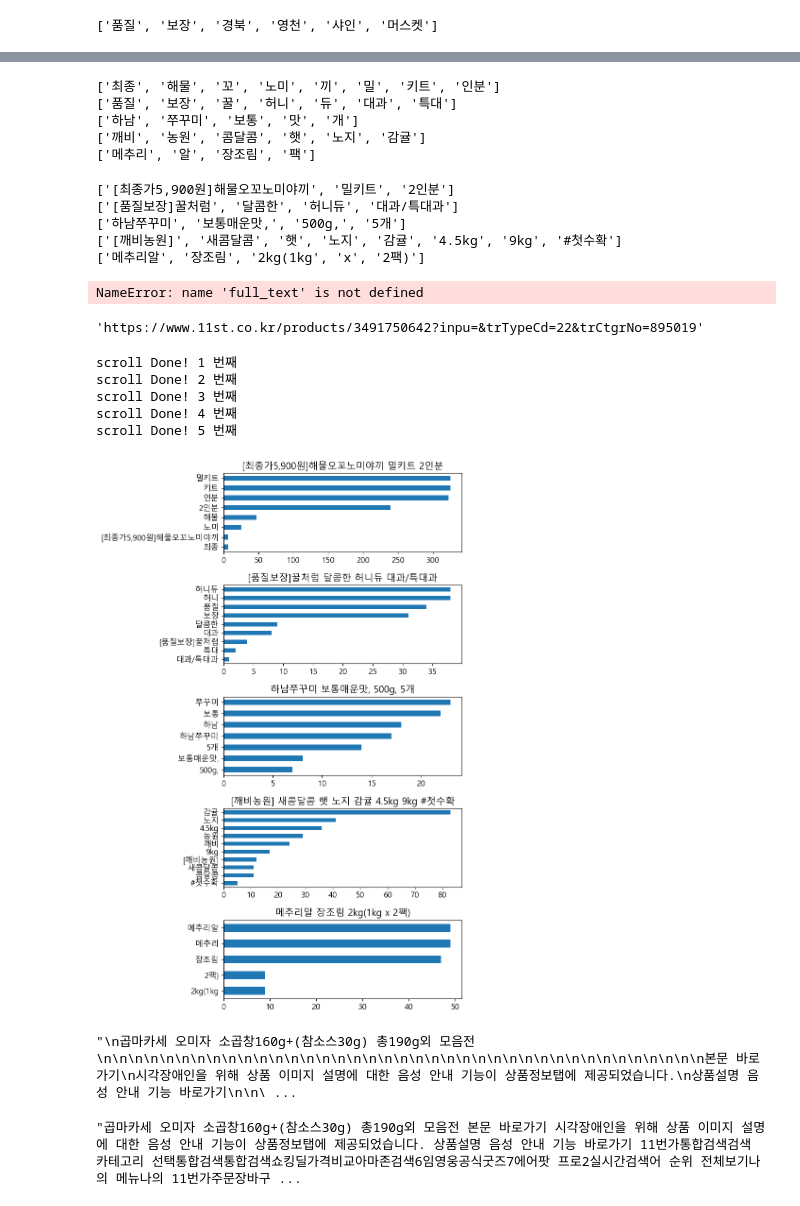
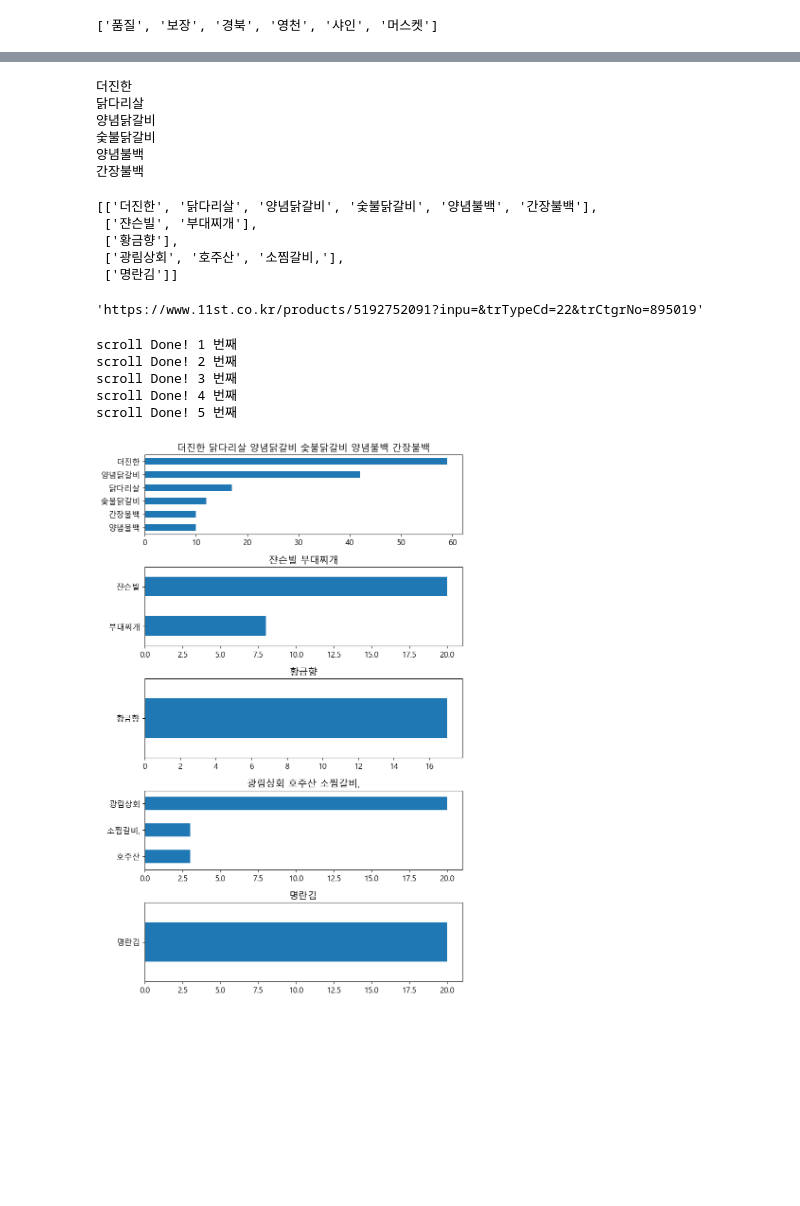
Before and after one commit to doxgxxn/auto_blog, a Jupyter notebook: blog_project copy.ipynb, the cells around one changed output, grey strips where cells are left out. Cells and saved outputs as stored; diff of their text form; code cells hidden in the pictures; blank space fills up the shorter version.

```diff
--- a/blog_project copy.ipynb
+++ b/blog_project copy.ipynb
@@ -85,7 +89,7 @@ food_list[0].p.text.strip()
 # %%
 urls =[]
 names = []
-for food in food_list[:5]:
+for food in food_list[5:10]:
     urls.append(food.a['href'])
     names.append(food.p.text.strip())
 
@@ -96,0 +105,9 @@ print(urls), print(names)
+# %%
+refined_name = []
+for i in names:
+    bucket =[]
+    for j in i.split():
+        if j[0].isalpha() and len(j) > 1:
+            bucket.append(j)
+            print(j)
+    refined_name.append(bucket)
@@ -97,88 +128,67 @@ print(urls), print(names)
 # %%
-for i in names:
-    print(okt.nouns(i))
+for i in refined_name[0]:
+    print(' '.join(i.split()))
 # %% [output]
-['최종', '해물', '꼬', '노미', '끼', '밀', '키트', '인분']
-['품질', '보장', '꿀', '허니', '듀', '대과', '특대']
-['하남', '쭈꾸미', '보통', '맛', '개']
-['깨비', '농원', '콤달콤', '햇', '노지', '감귤']
-['메추리', '알', '장조림', '팩']
+더진한
+닭다리살
+양념닭갈비
+숯불닭갈비
+양념불백
+간장불백
-# %%
-for i in names:
-    print(i.split())
-# %% [output]
-['[최종가5,900원]해물오꼬노미야끼', '밀키트', '2인분']
-['[품질보장]꿀처럼', '달콤한', '허니듀', '대과/특대과']
-['하남쭈꾸미', '보통매운맛,', '500g,', '5개']
-['[깨비농원]', '새콤달콤', '햇', '노지', '감귤', '4.5kg', '9kg', '#첫수확']
-['메추리알', '장조림', '2kg(1kg', 'x', '2팩)']
-# %%
-for i in okt.nouns(names[1]):
-    print(full_text.count(i), i)
-# %% [output]
-NameError: name 'full_text' is not defined
+# %%
+refined_name
+# %% [output]
+[['더진한', '닭다리살', '양념닭갈비', '숯불닭갈비', '양념불백', '간장불백'],
+ ['쟌슨빌', '부대찌개'],
+ ['황금향'],
+ ['광림상회', '호주산', '소찜갈비,'],
+ ['명란김']]
 # %%
 urls[0]
 # %% [output]
-'https://www.11st.co.kr/products/3491750642?inpu=&trTypeCd=22&trCtgrNo=895019'
+'https://www.11st.co.kr/products/5192752091?inpu=&trTypeCd=22&trCtgrNo=895019'
 # %%
 # 동적 스크립트 아래까지 모두 보이게 스크롤
 fig, axes = plt.subplots(5, 1, figsize=(8, 12))
-for idx, (url, name) in enumerate(zip(urls, names)):
+for idx, (url, name) in enumerate(zip(urls, refined_name)):
 
     browser = webdriver.Chrome()
     browser.get(url)
 
     pre_height = browser.execute_script('return document.body.scrollHeight')
 
+    # 스크롤
     while True:
         browser.execute_script('window.scrollTo(0, document.body.scrollHeight);')
         time.sleep(1)
 
         curr_height = browser.execute_script('return document.body.scrollHeight')
 
         if curr_height == pre_height:
             break
         pre_height = curr_height
 
     print(f'scroll Done! {idx + 1} 번째')
 
     soup = BeautifulSoup(browser.page_source, 'lxml')
 
     # 전체 스크립트로 빈도수 찾기
     full_text = re.sub(r'\s+', ' ',soup.text).strip()
 
     # 시각화로 비교
-
     food_count = {}
-    for i in okt.nouns(name):
-        if len(i) >= 2: # 너무 짧게 파싱된 것은 제외
+    for i in (name):
             food_count[i] = full_text.count(i)
-    for j in name.split():
-        if len(j) >= 2:
-            food_count[j] = full_text.count(j)
 
     pd.Series(food_count).sort_values(ascending=True)[-10:].plot(kind='barh', ax=axes[idx])
-    axes[idx].set_title(name)
+    axes[idx].set_title(' '.join(name))
 
 plt.tight_layout()
 plt.show()
 # %% [output]
 scroll Done! 1 번째
 scroll Done! 2 번째
 scroll Done! 3 번째
 scroll Done! 4 번째
 scroll Done! 5 번째
-[figure, old version]
+[figure, new version]
-# %%
-soup = BeautifulSoup(browser.page_source, 'lxml')
-soup.text
-# %% [output]
-"\n곱마카세 오미자 소곱창160g+(참소스30g) 총190g외 모음전\n\n\n\n\n\n\n\n\n\n\n\n\n\n\n\n\n\n\n\n\n\n\n\n\n\n\n\n\n\n\n\n\n\n\n\n\n\n\n본문 바로가기\n시각장애인을 위해 상품 이미지 설명에 대한 음성 안내 기능이 상품정보탭에 제공되었습니다.\n상품설명 음성 안내 기능 바로가기\n\n\ ...
-# %%
-import re
-
-full_text = re.sub(r'\s+', ' ',soup.text).strip()
-full_text
-# %% [output]
-"곱마카세 오미자 소곱창160g+(참소스30g) 총190g외 모음전 본문 바로가기 시각장애인을 위해 상품 이미지 설명에 대한 음성 안내 기능이 상품정보탭에 제공되었습니다. 상품설명 음성 안내 기능 바로가기 11번가통합검색검색 카테고리 선택통합검색통합검색쇼킹딜가격비교아마존검색6임영웅공식굿즈7에어팟 프로2실시간검색어 순위 전체보기나의 메뉴나의 11번가주문장바구 ...
```
Also changed, not shown: parts of 9 cells of this notebook, 1 other file.
